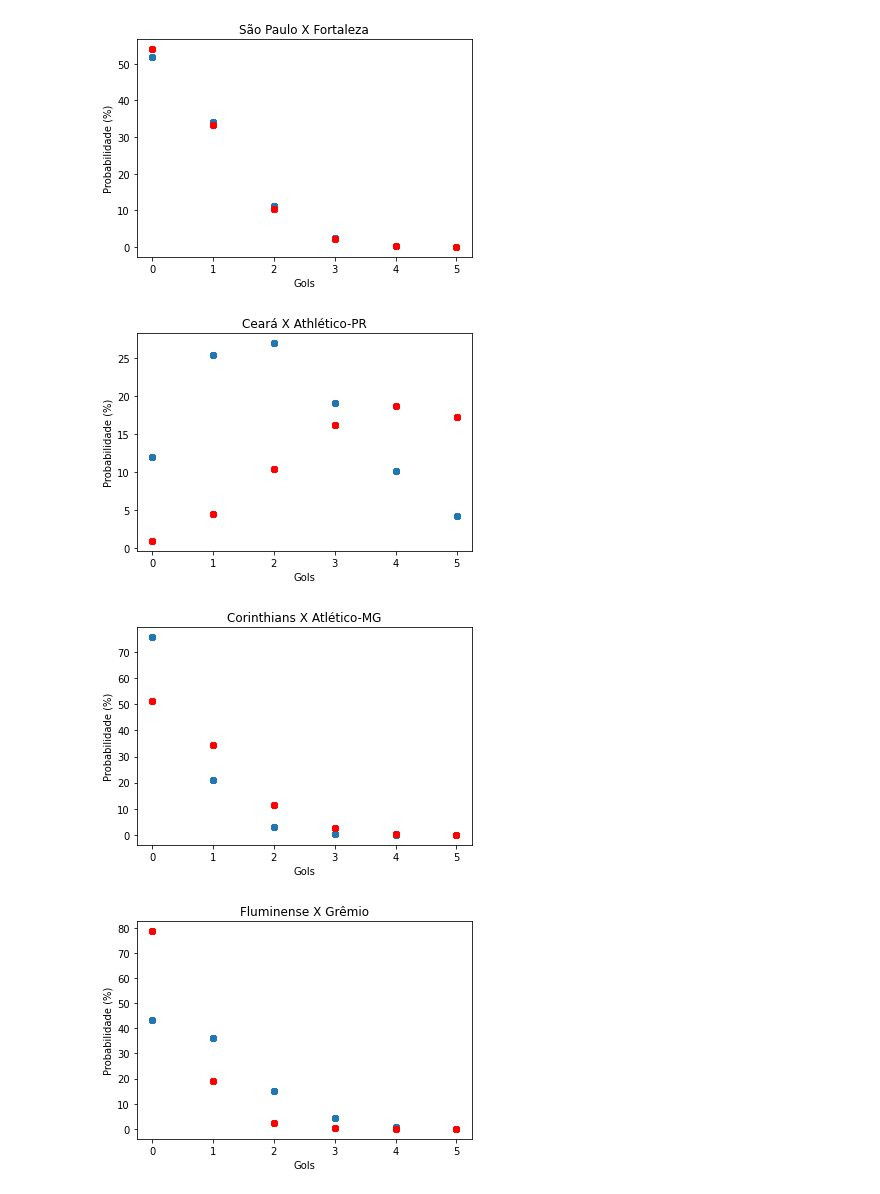
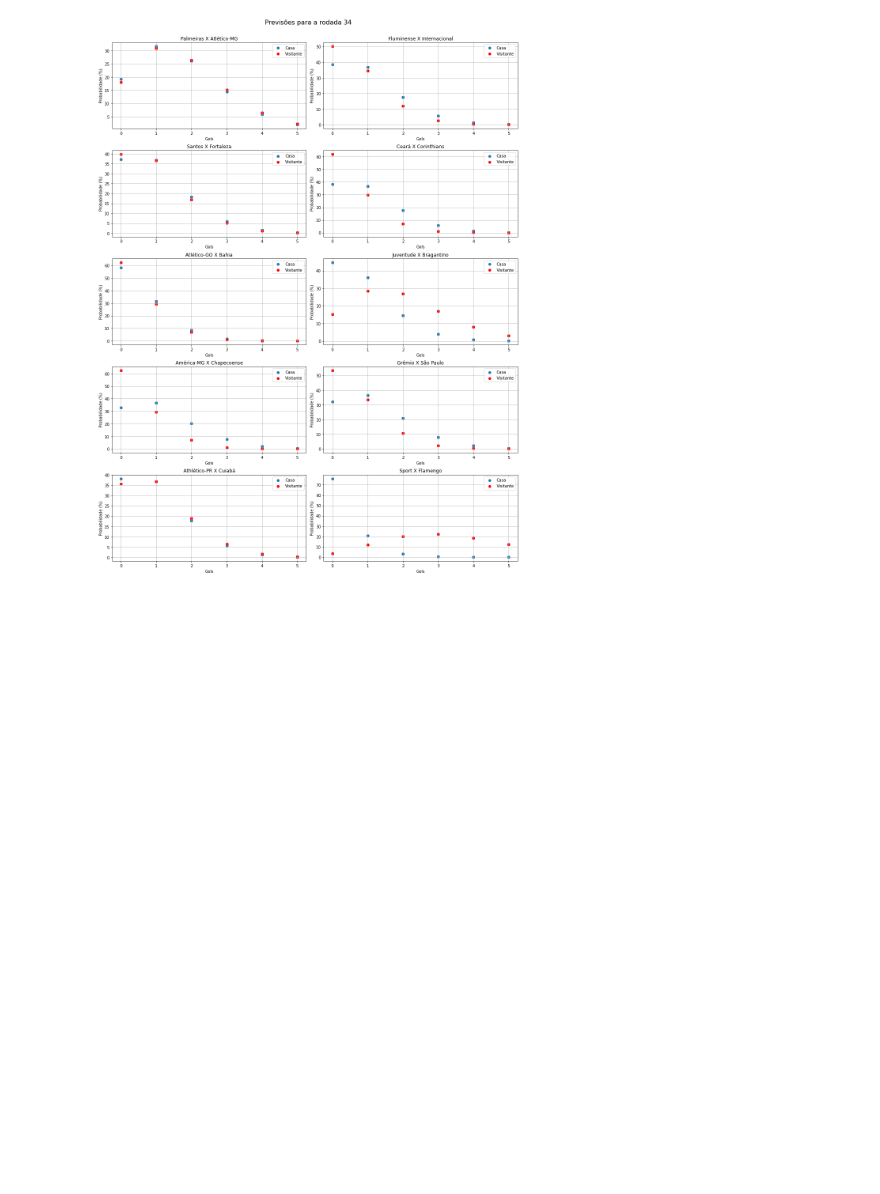
Before and after one commit to Eric-Mendes/previsao-da-rodada, a Jupyter notebook: main.ipynb, the cells around one changed output. Drawn from its saved outputs; the diff is of its cells as text; code cells hidden in the pictures; blank space fills up the shorter version.

```diff
--- a/main.ipynb
+++ b/main.ipynb
@@ -122,5 +122,7 @@ df_clubes['força ataque casa'] = ataque_casa
 df_clubes['força defesa casa'] = defesa_casa
 df_clubes['força ataque fora'] = ataque_fora
 df_clubes['força defesa fora'] = defesa_fora
+
+df_clubes = df_clubes.set_index(df_clubes['id'])
 # %%
 df_clubes_limpa = df_clubes[['id', 'nome', 'força ataque casa', 'força ataque fora', 'força defesa casa', 'força defesa fora']]
@@ -146,7 +153,7 @@ df_clubes_limpa
 # %%
 def expectations(home, away):
-  H = float(df_clubes_limpa['força ataque casa'][df_clubes_limpa['id'] == home]) * float(df_clubes_limpa['força defesa fora'][df_clubes_limpa['id'] == away]) * float(df_clubes['avg feitos casa'][df_clubes['id'] == home])
-  A = float(df_clubes_limpa['força ataque fora'][df_clubes_limpa['id'] == away]) * float(df_clubes_limpa['força defesa casa'][df_clubes_limpa['id'] == home]) * float(df_clubes['avg feitos fora'][df_clubes['id'] == away])
+  H = float(df_clubes_limpa['força ataque casa'].loc[home]) * float(df_clubes_limpa['força defesa fora'].loc[away]) * float(df_clubes['avg feitos casa'].loc[home])
+  A = float(df_clubes_limpa['força ataque fora'].loc[away]) * float(df_clubes_limpa['força defesa casa'].loc[home]) * float(df_clubes['avg feitos fora'].loc[away])
   return H, A
 # %%
 import math
@@ -188,28 +204,44 @@ df_new.drop_duplicates(subset=['home'])
 # %%
-def graph(home, away):
+def graph(home, away, ax, i, j):
   x = df_new['home_score'][df_new['home'] == home]
   y = df_new['prob_home'][df_new['home'] == home]
 
   x2 = df_new['away_score'][df_new['away'] == away]
   y2 = df_new['prob_away'][df_new['away'] == away]
 
-  plt.title(f'{home} X {away}')
-  plt.xlabel('Gols')
-  plt.ylabel('Probabilidade (%)')
-  scatter1 = plt.scatter(x, y, label='A')
-  scatter2 = plt.scatter(x2, y2, color='r', label='B')
-  plt.show()
+  ax[i][j].set_title(f'{home} X {away}')
+  ax[i][j].set_xlabel('Gols')
+  ax[i][j].set_ylabel('Probabilidade (%)')
+  ax[i][j].scatter(x, y, label='Casa')
+  ax[i][j].scatter(x2, y2, color='r', label='Visitante')
+  ax[i][j].grid()
+  ax[i][j].legend()
 # %%
 with requests.get('https://api.cartolafc.globo.com/partidas') as response:
     data = response.json()
-    for partida in data['partidas']:
+    fig, ax = plt.subplots(5, 2, figsize=(15, 20))
+    fig.suptitle(f"Previsões para a rodada {RODADAS}", fontsize=16)
+    d = {
+        0: (0, 0),
+        1: (0, 1),
+        2: (1, 0),
+        3: (1, 1),
+        4: (2, 0),
+        5: (2, 1),
+        6: (3, 0),
+        7: (3, 1),
+        8: (4, 0),
+        9: (4, 1),
+    }
+    for i, partida in enumerate(data['partidas']):
         home = partida['clube_casa_id']
         away = partida['clube_visitante_id']
         times = [str(dict(dat)[home]), str(dict(dat)[away])]
-        graph(*times)
-        print()
+
+        graph(*times, ax, *d[i])
+
+    fig.tight_layout()
+    fig.subplots_adjust(top=0.94)
+    plt.show()
 # %% [output]
-[figure, old version]
+[figure, new version]
-[figure, removed]
-[figure, removed]
-[figure, removed]
```
Also changed, not shown: parts of 6 cells of this notebook.
